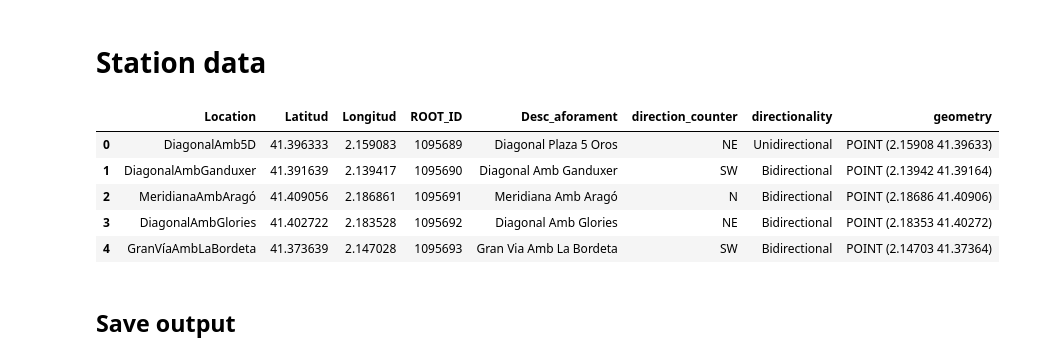
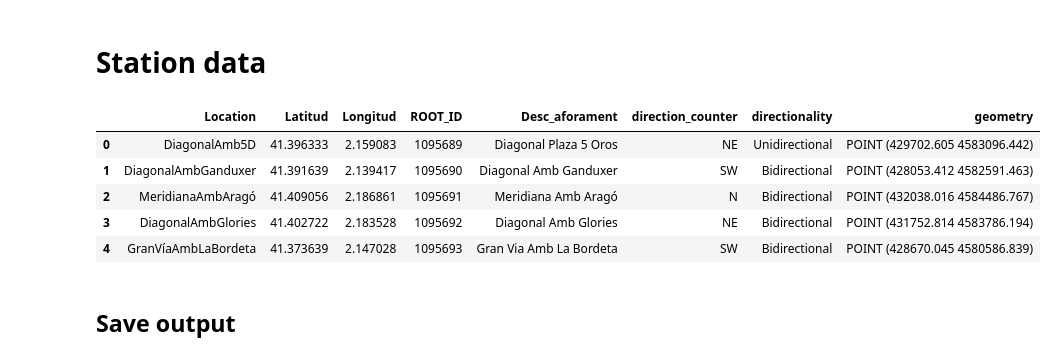
Before and after one commit to cyclingMoritz/250MUM006, a Jupyter notebook: notebooks/001-luca-explore-bacc.ipynb, the cells around one changed output. Cells and saved outputs as stored; diff of their text form; code cells hidden in the pictures.

```diff
--- a/notebooks/001-luca-explore-bacc.ipynb
+++ b/notebooks/001-luca-explore-bacc.ipynb
@@ -215,14 +215,16 @@ stations=pd.merge(locations_df,stations, on='ROOT_ID', how='inner')
 # %%
 stations = gpd.GeoDataFrame(stations, geometry=gpd.points_from_xy(stations.Longitud, stations.Latitud))
 # stations = stations.drop(columns=['Latitud', 'Longitud'])
+stations= stations.set_crs(crs="EPSG:4326")
+stations = stations.to_crs(epsg=25831)
 stations.head()
 # %% [output]
 |  | Location | Latitud | Longitud | ROOT_ID | Desc_aforament | direction_counter | directionality | geometry |
-| 0 | DiagonalAmb5D | 41.396333 | 2.159083 | 1095689 | Diagonal Plaza 5 Oros | NE | Unidirectional | POINT (2.15908 41.39633) |
-| 1 | DiagonalAmbGanduxer | 41.391639 | 2.139417 | 1095690 | Diagonal Amb Ganduxer | SW | Bidirectional | POINT (2.13942 41.39164) |
-| 2 | MeridianaAmbAragó | 41.409056 | 2.186861 | 1095691 | Meridiana Amb Aragó | N | Bidirectional | POINT (2.18686 41.40906) |
-| 3 | DiagonalAmbGlories | 41.402722 | 2.183528 | 1095692 | Diagonal Amb Glories | NE | Bidirectional | POINT (2.18353 41.40272) |
-| 4 | GranVíaAmbLaBordeta | 41.373639 | 2.147028 | 1095693 | Gran Via Amb La Bordeta | SW | Bidirectional | POINT (2.14703 41.37364) |
+| 0 | DiagonalAmb5D | 41.396333 | 2.159083 | 1095689 | Diagonal Plaza 5 Oros | NE | Unidirectional | POINT (429702.605 4583096.442) |
+| 1 | DiagonalAmbGanduxer | 41.391639 | 2.139417 | 1095690 | Diagonal Amb Ganduxer | SW | Bidirectional | POINT (428053.412 4582591.463) |
+| 2 | MeridianaAmbAragó | 41.409056 | 2.186861 | 1095691 | Meridiana Amb Aragó | N | Bidirectional | POINT (432038.016 4584486.767) |
+| 3 | DiagonalAmbGlories | 41.402722 | 2.183528 | 1095692 | Diagonal Amb Glories | NE | Bidirectional | POINT (431752.814 4583786.194) |
+| 4 | GranVíaAmbLaBordeta | 41.373639 | 2.147028 | 1095693 | Gran Via Amb La Bordeta | SW | Bidirectional | POINT (428670.045 4580586.839) |
 # %% [markdown]
 ## Save output
 # %%
```
Also changed, not shown: parts of 2 cells of this notebook.
